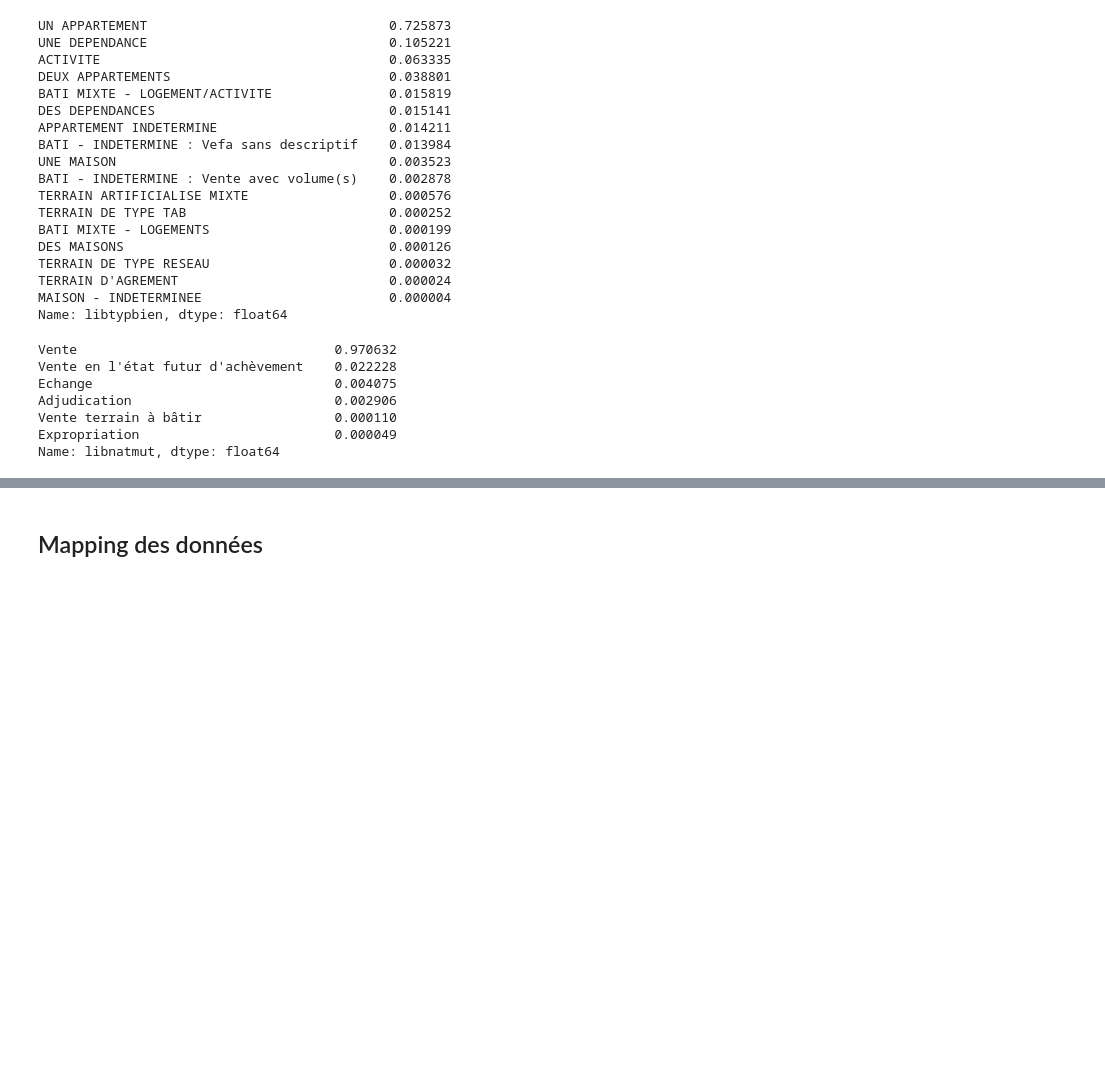
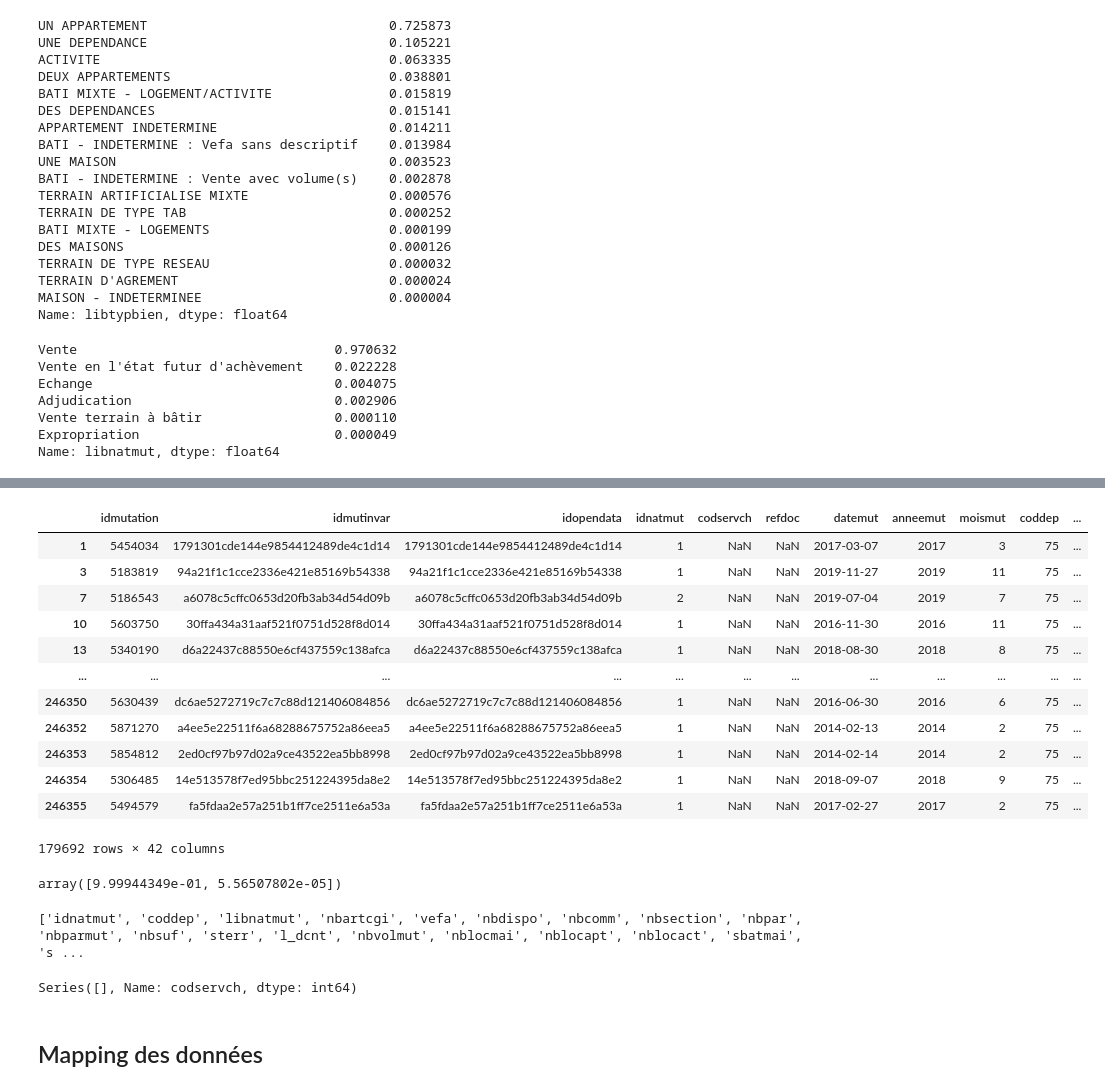
Before and after one commit to Orlogskapten/dvf_ensae_sbra, a Jupyter notebook: wen/mapping_first_look.ipynb, the cells around one changed output, grey strips where cells are left out. Drawn from its saved outputs; the diff is of its cells as text; code cells hidden in the pictures; blank space fills up the shorter version.

Commit message:
Missing values & useless col started

```diff
--- a/wen/mapping_first_look.ipynb
+++ b/wen/mapping_first_look.ipynb
@@ -115,0 +154,26 @@ La plus grosse partie des mutations sont des ventes d'appartement ou bien de dé
+# %%
+# Select all columns with the pattern nb*pp
+def find_col_pattern(df, pattern):
+    """
+    """
+    return df.filter(regex= (pattern)).columns
+
+col_apt_pp= find_col_pattern(paris_mutation, "nba[a-zA-Z]*\dpp")
+col_mai_pp= find_col_pattern(paris_mutation, "nbm[a-zA-Z]*\dpp")
+# %%
+type_bien= ["UN APPARTEMENT", "UNE MAISON"]
+paris_mutation= paris_mutation[paris_mutation["libtypbien"].isin(type_bien)]
+# We unstack all columns concerned : we get one column, with late column name as value
+serie_pp= paris_mutation[list(col_apt_pp) + list(col_mai_pp)].idxmax(1)
+
+# We are looking for the number in column name
+pattern_num= re.compile("\d{1}")
+serie_pp= serie_pp.apply(lambda x: int(re.findall(pattern_num, x)[0])) # we are going to add it later
+paris_mutation["pp"]= serie_pp
+
+# # We can drop useless columns
+col_apt_s= find_col_pattern(paris_mutation, "sa[a-zA-Z]*\dpp")
+col_mai_s= find_col_pattern(paris_mutation, "sm[a-zA-Z]*\dpp")
+
+paris_mutation= paris_mutation.drop(columns= list(col_apt_pp) + list(col_mai_pp) + list(col_apt_s)\
+                                   + list(col_mai_s))
@@ -116,3 +184,54 @@ La plus grosse partie des mutations sont des ventes d'appartement ou bien de dé
+# %%
+# Delete some variables
+paris_mutation= paris_mutation.drop(columns= ["codtypbien", "idmutinvar", "idopendata"
+                                             , "codservch", "refdoc", "nbartcgi", "vefa"])
+# nbartcgi unique value 0
+# %% [output]
+|  | idmutation | idmutinvar | idopendata | idnatmut | codservch | refdoc | datemut | anneemut | moismut | coddep | ... |
+| 1 | 5454034 | 1791301cde144e9854412489de4c1d14 | 1791301cde144e9854412489de4c1d14 | 1 | NaN | NaN | 2017-03-07 | 2017 | 3 | 75 | ... |
+| 3 | 5183819 | 94a21f1c1cce2336e421e85169b54338 | 94a21f1c1cce2336e421e85169b54338 | 1 | NaN | NaN | 2019-11-27 | 2019 | 11 | 75 | ... |
+| 7 | 5186543 | a6078c5cffc0653d20fb3ab34d54d09b | a6078c5cffc0653d20fb3ab34d54d09b | 2 | NaN | NaN | 2019-07-04 | 2019 | 7 | 75 | ... |
+| 10 | 5603750 | 30ffa434a31aaf521f0751d528f8d014 | 30ffa434a31aaf521f0751d528f8d014 | 1 | NaN | NaN | 2016-11-30 | 2016 | 11 | 75 | ... |
+| 13 | 5340190 | d6a22437c88550e6cf437559c138afca | d6a22437c88550e6cf437559c138afca | 1 | NaN | NaN | 2018-08-30 | 2018 | 8 | 75 | ... |
+| ... | ... | ... | ... | ... | ... | ... | ... | ... | ... | ... | ... |
+| 246350 | 5630439 | dc6ae5272719c7c7c88d121406084856 | dc6ae5272719c7c7c88d121406084856 | 1 | NaN | NaN | 2016-06-30 | 2016 | 6 | 75 | ... |
+| 246352 | 5871270 | a4ee5e22511f6a68288675752a86eea5 | a4ee5e22511f6a68288675752a86eea5 | 1 | NaN | NaN | 2014-02-13 | 2014 | 2 | 75 | ... |
+| 246353 | 5854812 | 2ed0cf97b97d02a9ce43522ea5bb8998 | 2ed0cf97b97d02a9ce43522ea5bb8998 | 1 | NaN | NaN | 2014-02-14 | 2014 | 2 | 75 | ... |
+| 246354 | 5306485 | 14e513578f7ed95bbc251224395da8e2 | 14e513578f7ed95bbc251224395da8e2 | 1 | NaN | NaN | 2018-09-07 | 2018 | 9 | 75 | ... |
+| 246355 | 5494579 | fa5fdaa2e57a251b1ff7ce2511e6a53a | fa5fdaa2e57a251b1ff7ce2511e6a53a | 1 | NaN | NaN | 2017-02-27 | 2017 | 2 | 75 | ... |
+179692 rows × 42 columns
+# %%
+(paris_mutation["nbcomm"].value_counts()/paris_mutation.shape[0]).values
+# %% [output]
+array([9.99944349e-01, 5.56507802e-05])
+# %%
+def col_over_thresh(df, col, thresh):
+    """
+    """
+    try:
+        ppt= (df[col].value_counts()/df.shape[0]).values[0]
+        if ppt >= thresh:
+            return True
+        else:
+            return False
+    except:
+        return False
+
+thresh= 0.95
+dont_keep_col= []
+for col in paris_mutation.columns:
+    if col_over_thresh(paris_mutation, col, thresh):
+        dont_keep_col.append(col)
+    else:
+        continue
+
+print(dont_keep_col)
+# %% [output]
+['idnatmut', 'coddep', 'libnatmut', 'nbartcgi', 'vefa', 'nbdispo', 'nbcomm', 'nbsection', 'nbpar', 'nbparmut', 'nbsuf', 'sterr', 'l_dcnt', 'nbvolmut', 'nblocmai', 'nblocapt', 'nblocact', 'sbatmai', 's ...
+# %%
+paris_mutation["codservch"].value_counts()
+# %% [output]
+Series([], Name: codservch, dtype: int64)
 # %% [markdown]
 ## Mapping des données
 # %%
```
Also changed, not shown: parts of 16 cells of this notebook.
